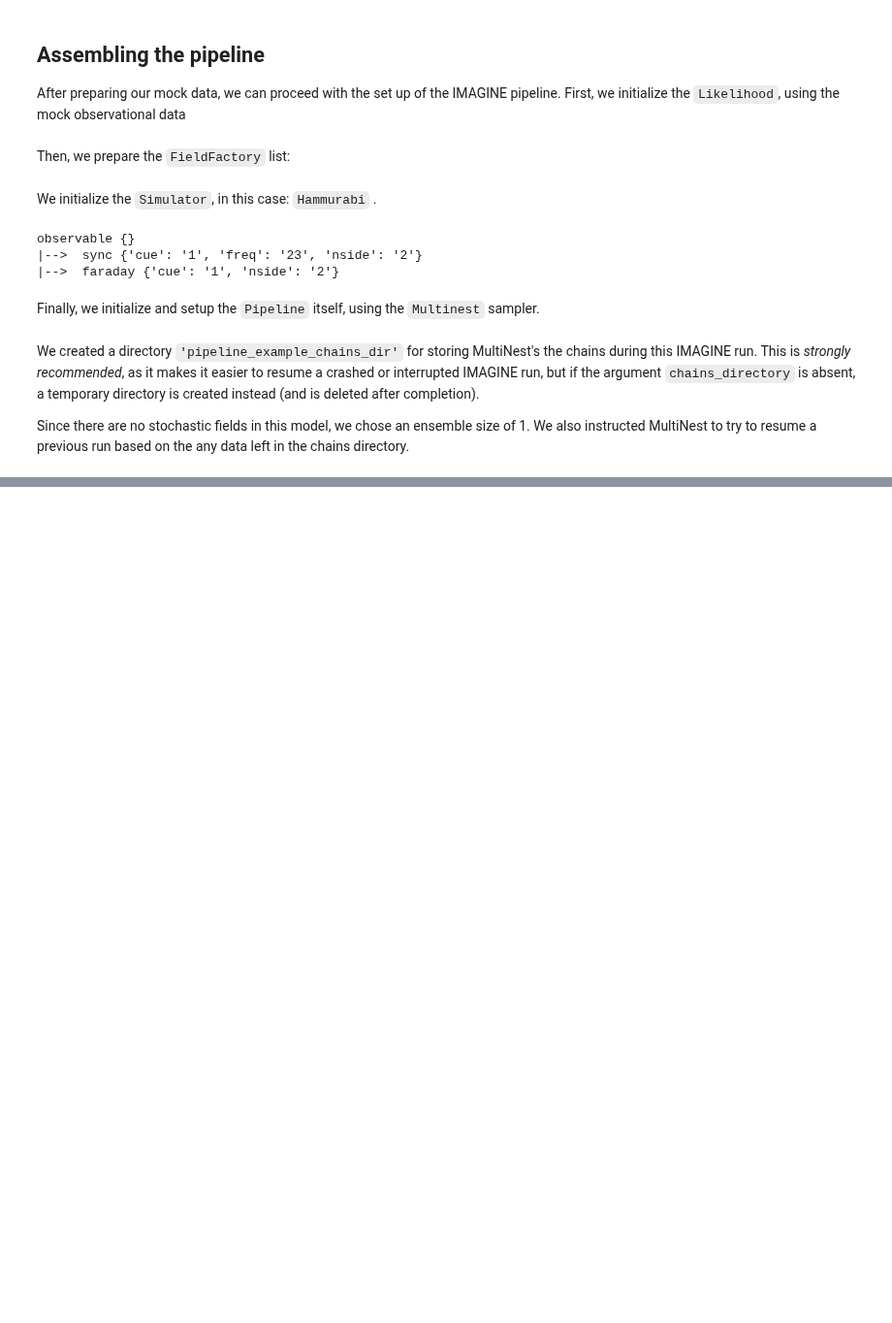
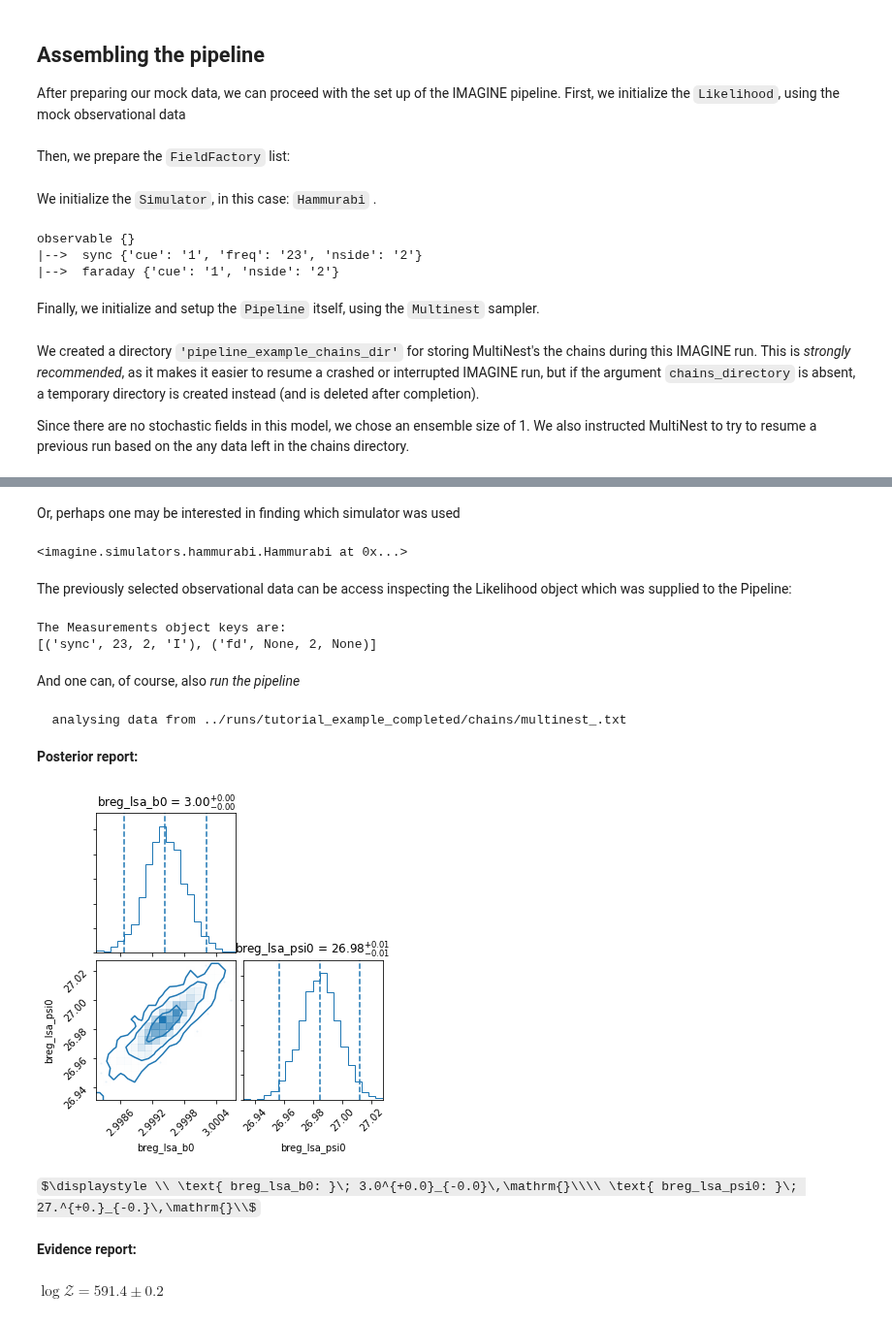
Before and after one commit to IMAGINE-Consortium/imagine, a Jupyter notebook: tutorials/tutorial_five.ipynb, the cells around one changed output, grey strips where cells are left out. Shown at 97% size. Drawn from its saved outputs; the diff is of its cells as text; code cells hidden in the pictures; some formulas as TeX source; blank space fills up the shorter version.

Commit message:
Implements loading and saving of Pipelines Updates tutorial_five to exemplify this behaviour This address #32

```diff
--- a/tutorials/tutorial_five.ipynb
+++ b/tutorials/tutorial_five.ipynb
@@ -193,0 +207,2 @@ When IMAGINE is launched using a script (e.g. when running on a cluster) it is s
+# %%
+previous_pipeline = img.load_pipeline('../runs/tutorial_example_completed/')
@@ -193,0 +217,26 @@ When IMAGINE is launched using a script (e.g. when running on a cluster) it is s
+# %% [markdown]
+Or, perhaps one may be interested in finding which simulator was used
+# %%
+previous_pipeline.simulator
+# %% [output]
+<imagine.simulators.hammurabi.Hammurabi at 0x...>
+# %% [markdown]
+The previously selected observational data can be access inspecting the Likelihood object which was supplied to the Pipeline:
+# %%
+print('The Measurements object keys are:')
+print(list(previous_pipeline.likelihood.measurement_dict.keys()))
+# %% [output]
+The Measurements object keys are:
+[('sync', 23, 2, 'I'), ('fd', None, 2, None)]
+# %% [markdown]
+And one can, of course, also *run the pipeline*
+# %%
+previous_pipeline();
+# %% [output]
+  analysing data from ../runs/tutorial_example_completed/chains/multinest_.txt
+
+**Posterior report:**
+[figure, added]
+$\displaystyle \\ \text{ breg_lsa_b0: }\; 3.0^{+0.0}_{-0.0}\,\mathrm{}\\\\ \text{ breg_lsa_psi0: }\; 27.^{+0.}_{-0.}\,\mathrm{}\\$
+**Evidence report:**
+$\displaystyle \log\mathcal{{ Z }} = 591.4\pm 0.2$
```
Also changed, not shown: parts of 15 cells of this notebook, 37 other files.
